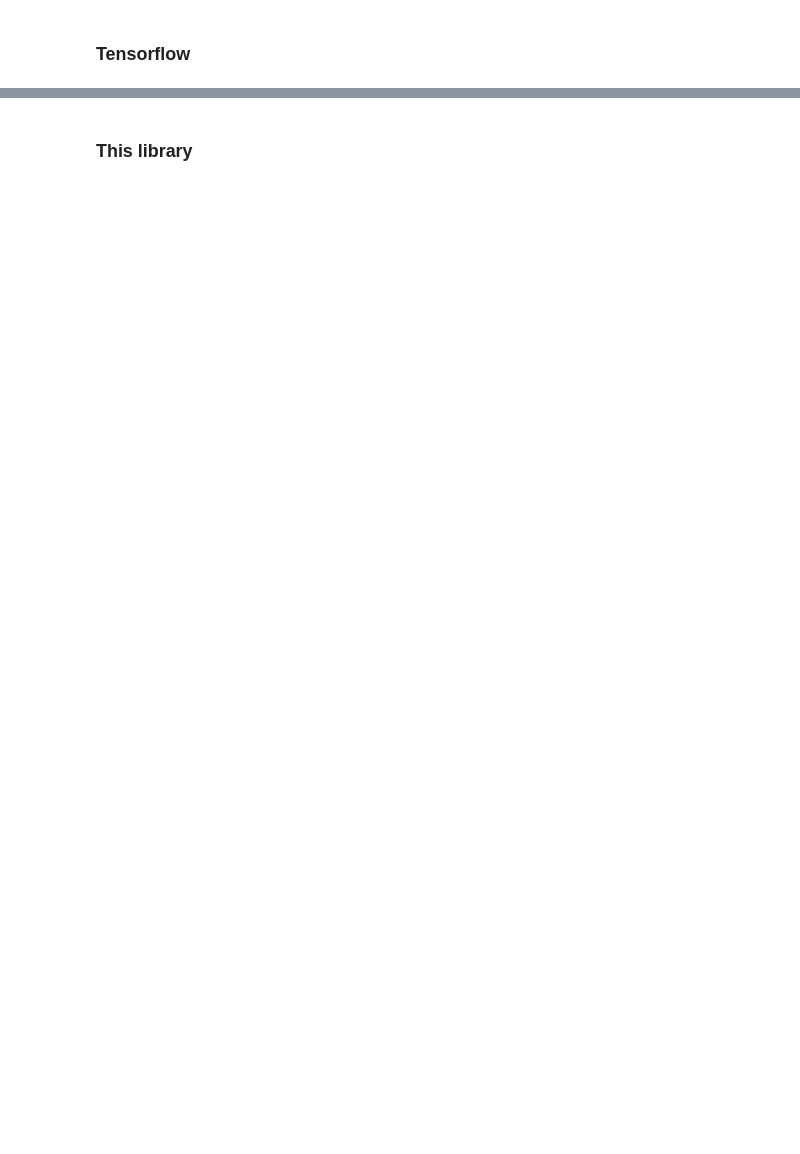
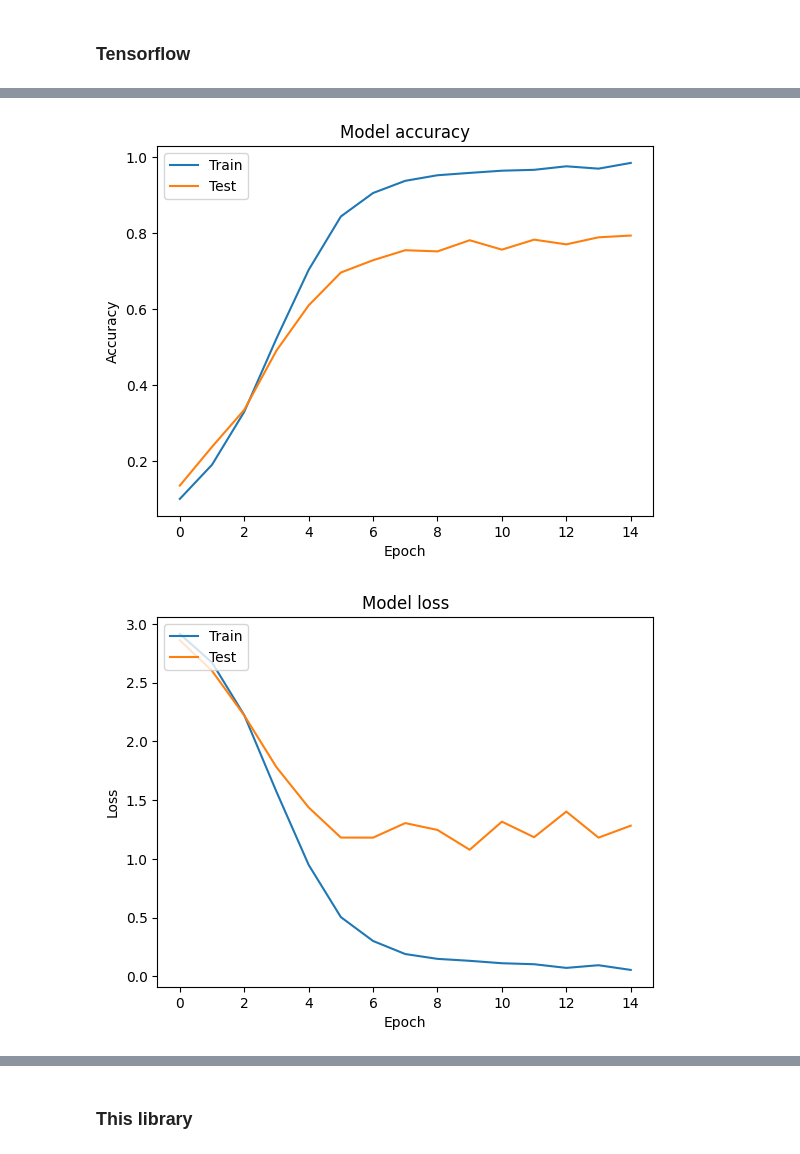
Before and after one commit to klima7/CNN-From-Scratch, a Jupyter notebook: dataset_test.ipynb, the cells around one changed output, grey strips where cells are left out. Saved outputs shown, nothing was run; the diff lists cells and outputs as text; code cells hidden in the pictures; blank space fills up the shorter version.

Commit message:
Add tf cars model

```diff
--- a/dataset_test.ipynb
+++ b/dataset_test.ipynb
@@ -126,11 +128,13 @@ x_train_cars, x_test_cars, y_train_cars, y_test_cars = train_test_split(
 cars = {
     'train': {
         'x': x_train_cars,
-        'y': y_train_cars
+        'y': y_train_cars,
+        'y_hot': tf.one_hot(y_train_cars, 20)
     },
     'test': {
         'x': x_test_cars,
-        'y': y_test_cars
+        'y': y_test_cars,
+        'y_hot': tf.one_hot(y_test_cars, 20)
     }
 }
 # %% [output]
@@ -150,0 +192,12 @@ plot_random_images(cars['train']['x'])
+# %%
+tf_model_cars.compile(optimizer='adam',
+              loss='categorical_crossentropy',
+              metrics=['categorical_accuracy'])
+# %%
+history = tf_model_cars.fit(
+    cars['train']['x'],
+    cars['train']['y_hot'],
+    validation_data=(cars['test']['x'], cars['test']['y_hot']),
+    epochs=15,
+    batch_size=64,
+)
@@ -150,0 +222,19 @@ plot_random_images(cars['train']['x'])
+# %%
+plt.plot(history.history['categorical_accuracy'])
+plt.plot(history.history['val_categorical_accuracy'])
+plt.title('Model accuracy')
+plt.ylabel('Accuracy')
+plt.xlabel('Epoch')
+plt.legend(['Train', 'Test'], loc='upper left')
+plt.show()
+
+plt.plot(history.history['loss'])
+plt.plot(history.history['val_loss'])
+plt.title('Model loss')
+plt.ylabel('Loss')
+plt.xlabel('Epoch')
+plt.legend(['Train', 'Test'], loc='upper left')
+plt.show()
+# %% [output]
+[figure, added]
+[figure, added]
```
Also changed, not shown: parts of 5 cells of this notebook.
